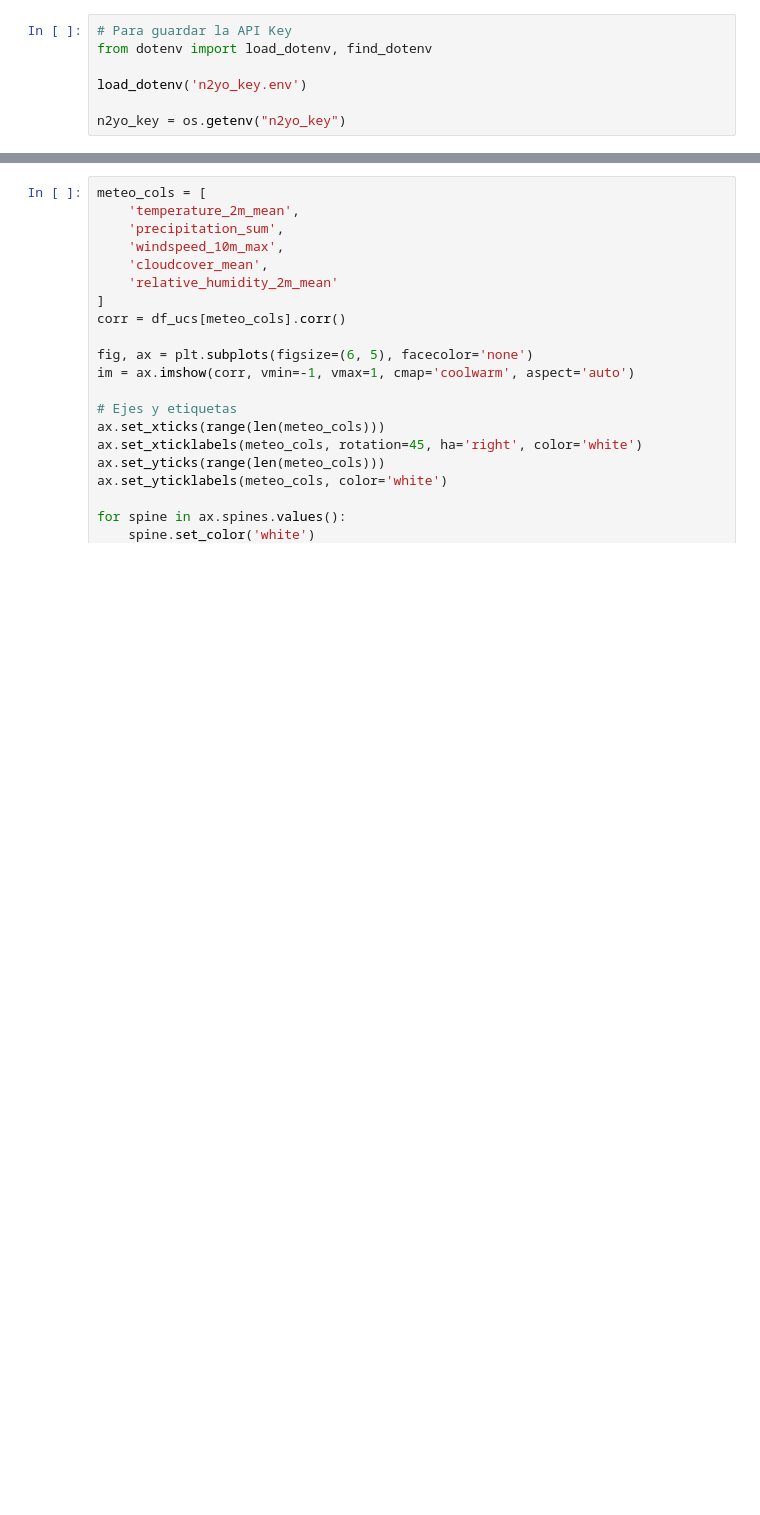
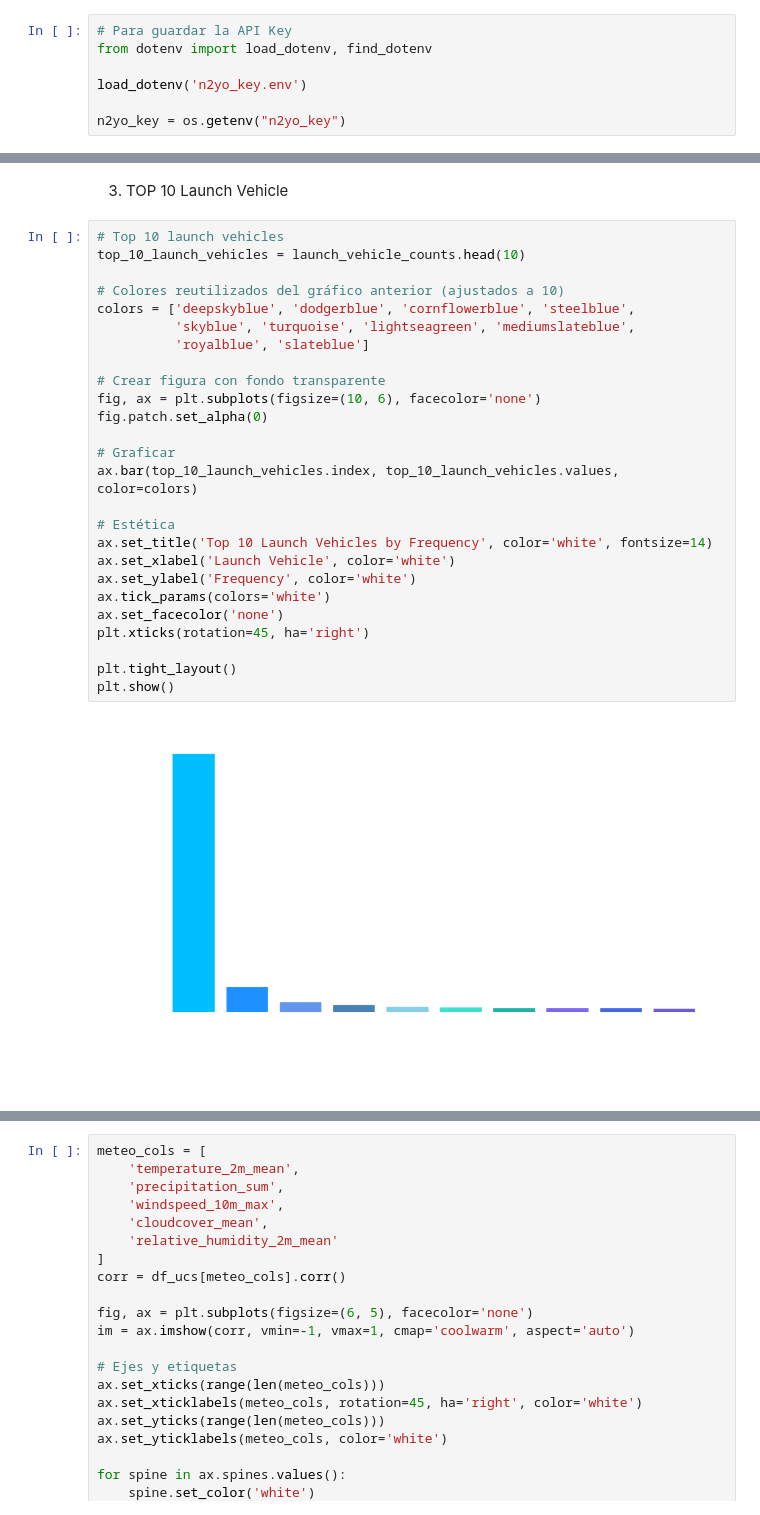
Before and after one commit to xavistem/satellite_data_analysis, a Jupyter notebook: satellite_data_analysis.ipynb, the cells around one changed output, grey strips where cells are left out. Drawn from its saved outputs; the diff is of its cells as text; blank space fills up the shorter version.

```diff
--- a/satellite_data_analysis.ipynb
+++ b/satellite_data_analysis.ipynb
@@ -1386,0 +1296,30 @@ plt.show()
+# %% [markdown]
+3. TOP 10 Launch Vehicle
+# %%
+# Top 10 launch vehicles
+top_10_launch_vehicles = launch_vehicle_counts.head(10)
+
+# Colores reutilizados del gráfico anterior (ajustados a 10)
+colors = ['deepskyblue', 'dodgerblue', 'cornflowerblue', 'steelblue',
+          'skyblue', 'turquoise', 'lightseagreen', 'mediumslateblue',
+          'royalblue', 'slateblue']
+
+# Crear figura con fondo transparente
+fig, ax = plt.subplots(figsize=(10, 6), facecolor='none')
+fig.patch.set_alpha(0)
+
+# Graficar
+ax.bar(top_10_launch_vehicles.index, top_10_launch_vehicles.values, color=colors)
+
+# Estética
+ax.set_title('Top 10 Launch Vehicles by Frequency', color='white', fontsize=14)
+ax.set_xlabel('Launch Vehicle', color='white')
+ax.set_ylabel('Frequency', color='white')
+ax.tick_params(colors='white')
+ax.set_facecolor('none')
+plt.xticks(rotation=45, ha='right')
+
+plt.tight_layout()
+plt.show()
+# %% [output]
+[figure, added]
```
Also changed, not shown: parts of 31 cells of this notebook, 1 other file.
